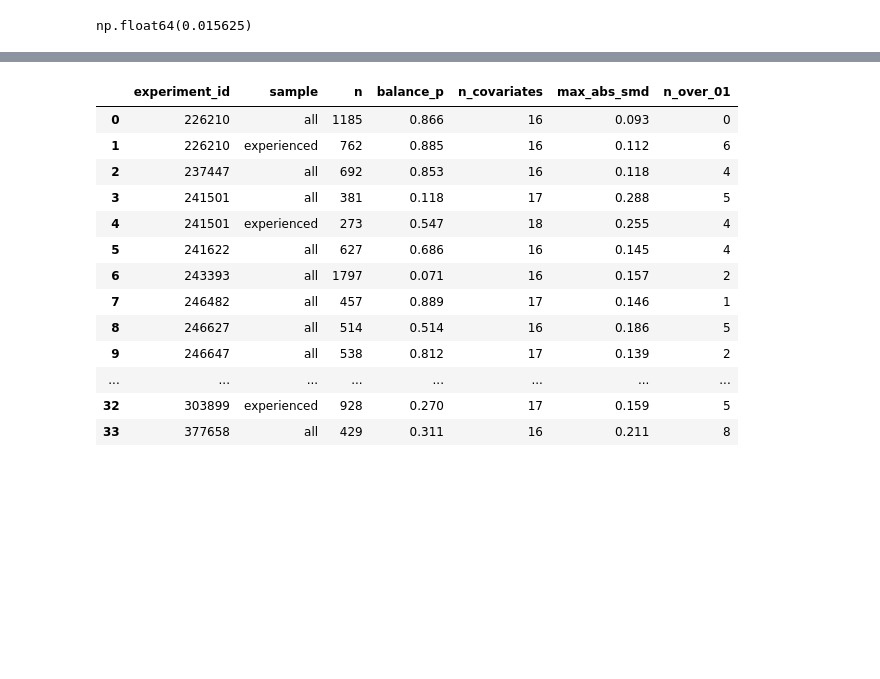
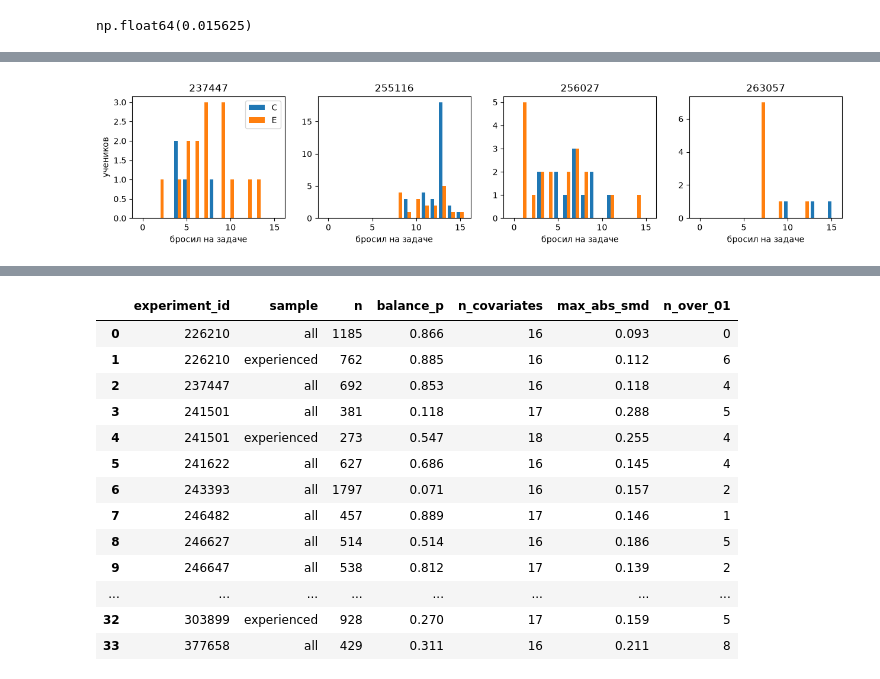
Before and after one commit to artyombelyaev/assistments-ab-tests, a Jupyter notebook: notebooks/02_comparability.ipynb, the cells around one changed output, grey strips where cells are left out. Drawn from its saved outputs; the diff is of its cells as text; code cells hidden in the pictures; blank space fills up the shorter version.

```diff
--- a/notebooks/02_comparability.ipynb
+++ b/notebooks/02_comparability.ipynb
@@ -108,0 +123,3 @@ np.float64(0.015625)
+# %%
+db.run(con, "groups.sql", "early_completers_263057").pivot_table(
+    index="problem_count", columns=["grp", "experienced"], values="n", fill_value=0)
@@ -108,0 +141,5 @@ np.float64(0.015625)
+# %%
+early = db.run(con, "groups.sql", "early_quitters").merge(groups[["experiment_id", "share_c"]], on="experiment_id")
+early["k"] = early.n_e_before_c + early.n_c_before_e
+early["p"] = [binomtest(c, k, s).pvalue if k else np.nan for c, k, s in zip(early.n_c_before_e, early.k, early.share_c)]
+early.drop(columns="share_c").round(4)
@@ -108,0 +164,16 @@ np.float64(0.015625)
+# %%
+flagged = early[early.k > 0].experiment_id.tolist()
+quit = db.run(con, "groups.sql", "quit_position")
+fig, axes = plt.subplots(1, len(flagged), figsize=(3.2 * len(flagged), 3), sharey=False)
+for ax, eid in zip(axes, flagged):
+    d = quit[(quit.experiment_id == eid) & (quit.problem_count <= 15)]
+    t = d.pivot_table(index="problem_count", columns="grp", values="n", fill_value=0).reindex(range(16), fill_value=0)
+    ax.bar(t.index - 0.2, t.get("C", 0), width=0.4, label="C")
+    ax.bar(t.index + 0.2, t.get("E", 0), width=0.4, label="E")
+    ax.set_title(str(eid))
+    ax.set_xlabel("бросил на задаче")
+axes[0].set_ylabel("учеников")
+axes[0].legend()
+plt.tight_layout()
+# %% [output]
+[figure, added]
```
Also changed, not shown: parts of 11 cells of this notebook, 2 other files.
